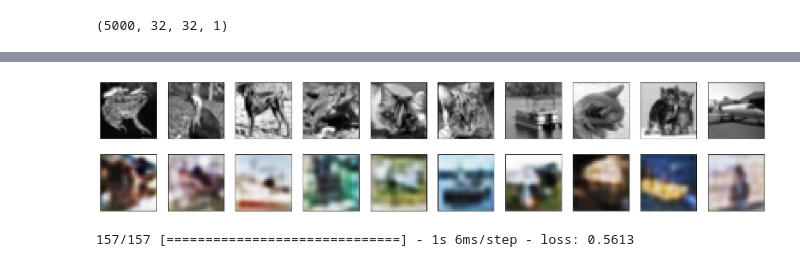
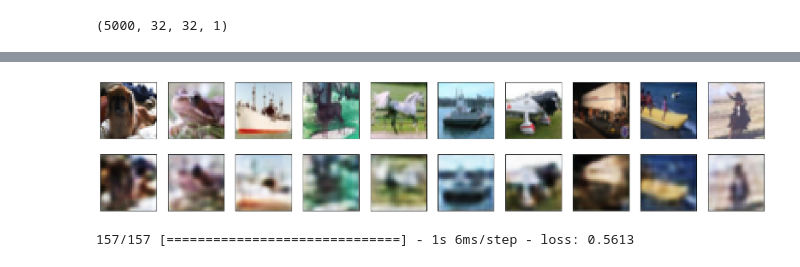
Before and after one commit to florentd01/ACML-1, a Jupyter notebook: Assignment2.ipynb, the cells around one changed output, grey strips where cells are left out. Drawn from its saved outputs; the diff is of its cells as text; code cells hidden in the pictures.

```diff
--- a/Assignment2.ipynb
+++ b/Assignment2.ipynb
@@ -101,7 +101,7 @@ plt.figure(figsize=(20, 4))
 for i in range(n):
     # Original images
     ax = plt.subplot(2, n, i + 1)
-    plt.imshow(x_train_gray[i].reshape(32, 32))
+    plt.imshow(x_test[i].reshape(32, 32, 3))
     plt.gray()
     ax.get_xaxis().set_visible(False)
     ax.get_yaxis().set_visible(False)
@@ -119,4 +119,4 @@ plt.show()
-[figure, old version]
+[figure, new version]
 # %%
 autoencoder.evaluate(x_test, x_test)
 # %% [output]
```
Also changed, not shown: parts of 4 cells of this notebook.
